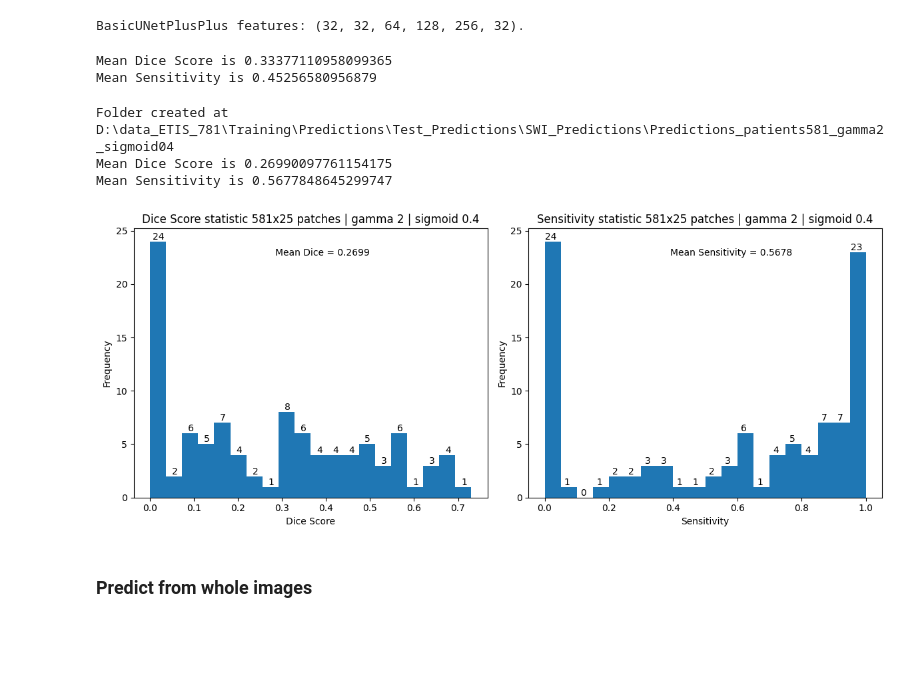
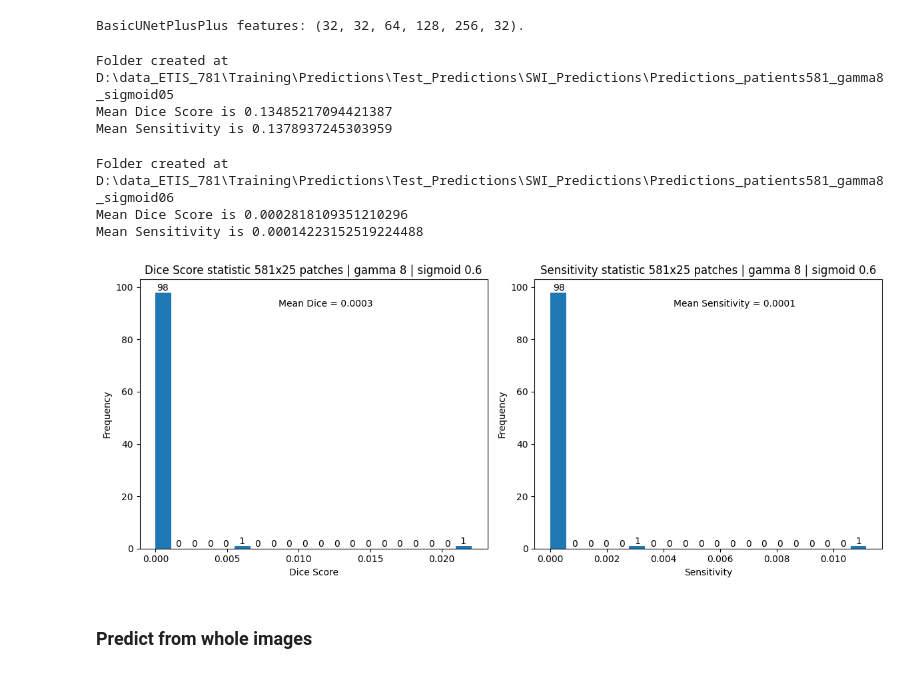
Before and after one commit to drci-foch/BOOSTER-AIC, a Jupyter notebook: algo/UNet/UNet_Training.ipynb, the cells around one changed output. Drawn from its saved outputs; the diff is of its cells as text; code cells hidden in the pictures; blank space fills up the shorter version.

```diff
--- a/algo/UNet/UNet_Training.ipynb
+++ b/algo/UNet/UNet_Training.ipynb
@@ -436,7 +445,7 @@ BasicUNetPlusPlus features: (32, 32, 64, 128, 256, 32).
 learning_rate = 0.01
 optimizer_for_prediction = torch.optim.Adam(model_for_prediction.parameters(), lr=learning_rate)
 # %%
-model_for_prediction_checkpoint = torch.load("D:\\data_ETIS_781\\Training\\Checkpoints\\model\\SWI_1channel\\581x25_gamma2\\train_581x25_gamma2_checkpoint.pth")
+model_for_prediction_checkpoint = torch.load("D:\\data_ETIS_781\\Training\\Checkpoints\\model\\SWI_1channel\\581x25_gamma8\\train_581x25_gamma8_checkpoint.pth")
 # %%
 model_for_prediction.load_state_dict(model_for_prediction_checkpoint["model_state_dict"])
 optimizer_for_prediction.load_state_dict(model_for_prediction_checkpoint['optimizer_state_dict'])
@@ -484,7 +493,7 @@ def pad_collate_fn(batch):
 
     return padded_subjects
 # %%
-test_dataloader = tio.SubjectsLoader(test_dataset, batch_size=9, collate_fn=pad_collate_fn, shuffle=False, num_workers=0)
+test_dataloader = tio.SubjectsLoader(test_dataset, batch_size=8, collate_fn=pad_collate_fn, shuffle=False, num_workers=0)
 # %%
 def run_inference (inference_dataloader, model_for_prediction, patch_size, patch_overlap, inference_dir_location, return_logits=True, patch_loader_batchsize=10, logit_threshold=0.5):
     device = torch.device('cuda' if torch.cuda.is_available() else 'cpu')
@@ -542,7 +551,7 @@ def compute_sensitivity_metric (prediction_list, ground_truth_masks_list):
     print(f"Mean Sensitivity is {intersection_list.mean()}")
     return intersection_list
 # %%
-prediction_dir_location = "D:\\data_ETIS_781\\Training\\Predictions\\Test_Predictions\\SWI_Predictions\\Predictions_patients581_gamma2_sigmoid05"
+prediction_dir_location = "D:\\data_ETIS_781\\Training\\Predictions\\Test_Predictions\\SWI_Predictions\\Predictions_patients581_gamma8_sigmoid05"
 ground_truth_label_location = test_label_dir
 
 logits_list = run_inference(test_dataloader, model_for_prediction, (145,145,18), (4, 4, 4), test_dir, return_logits=True)
@@ -552,51 +561,52 @@ ground_truth_masks_list = load_prediction_masks(ground_truth_label_location)
 dice_score_list = compute_dice_metric(predictions_list, ground_truth_masks_list)
 intersection_list = compute_sensitivity_metric(predictions_list, ground_truth_masks_list)
 # %% [output]
-Mean Dice Score is 0.33377110958099365
-Mean Sensitivity is 0.45256580956879
+Folder created at D:\data_ETIS_781\Training\Predictions\Test_Predictions\SWI_Predictions\Predictions_patients581_gamma8_sigmoid05
+Mean Dice Score is 0.13485217094421387
+Mean Sensitivity is 0.1378937245303959
 # %%
-prediction_dir_location = "D:\\data_ETIS_781\\Training\\Predictions\\Test_Predictions\\SWI_Predictions\\Predictions_patients581_gamma2_sigmoid04"
+prediction_dir_location = "D:\\data_ETIS_781\\Training\\Predictions\\Test_Predictions\\SWI_Predictions\\Predictions_patients581_gamma8_sigmoid06"
 
-predictions_list = [logit_to_binary_mask(logits, threshold=0.4) for logits in logits_list]
+predictions_list = [logit_to_binary_mask(logits, threshold=0.6) for logits in logits_list]
 save_predictions(predictions_list, prediction_dir_location, ground_truth_label_location)
 ground_truth_masks_list = load_prediction_masks(ground_truth_label_location)
 dice_score_list = compute_dice_metric(predictions_list, ground_truth_masks_list)
 intersection_list = compute_sensitivity_metric(predictions_list, ground_truth_masks_list)
 # %% [output]
-Folder created at D:\data_ETIS_781\Training\Predictions\Test_Predictions\SWI_Predictions\Predictions_patients581_gamma2_sigmoid04
-Mean Dice Score is 0.26990097761154175
-Mean Sensitivity is 0.5677848645299747
+Folder created at D:\data_ETIS_781\Training\Predictions\Test_Predictions\SWI_Predictions\Predictions_patients581_gamma8_sigmoid06
+Mean Dice Score is 0.0002818109351210296
+Mean Sensitivity is 0.00014223152519224488
 # %%
 patches = "581x25"
-gamma = 2
-sigmoid = 0.4
+gamma = 8
+sigmoid = 0.6
 
 fig, axs = plt.subplots(1,2, figsize=(12, 5))
 
 counts_dice, bins_dice, patches_dice = axs[0].hist(np.array(dice_score_list).flatten(), bins=20)
 
 for count, x in zip(counts_dice, bins_dice[:-1]):
-    axs[0].text(x + 0.02, count, str(int(count)), ha="center", va="bottom")
+    axs[0].text(x + 0.0005, count, str(int(count)), ha="center", va="bottom")
 
 counts_inter, bins_inter, patches_inter = axs[1].hist(np.array(intersection_list).flatten(), bins=20)
 
 for count, x in zip(counts_inter, bins_inter[:-1]):
-    axs[1].text(x + 0.02, count, str(int(count)), ha="center", va="bottom")
+    axs[1].text(x + 0.0003, count, str(int(count)), ha="center", va="bottom")
 
 axs[0].text(0.4, 0.9, f"Mean Dice = {dice_score_list.mean():.4f}", transform=axs[0].transAxes)
 axs[0].set_xlabel("Dice Score")
 axs[0].set_ylabel("Frequency")
 axs[0].set_title(f"Dice Score statistic {patches} patches | gamma {gamma} | sigmoid {sigmoid}")
 
 axs[1].text(0.4, 0.9, f"Mean Sensitivity = {intersection_list.mean():.4f}", transform=axs[1].transAxes)
 axs[1].set_xlabel("Sensitivity")
 axs[1].set_ylabel("Frequency")
 axs[1].set_title(f"Sensitivity statistic {patches} patches | gamma {gamma} | sigmoid {sigmoid}")
 
 plt.tight_layout()
 plt.savefig(f"D:\\data_ETIS_781\\Training\\Checkpoints\\Metrics_Results\\MetricsStatistic_{patches}patches_gamma{gamma}_sigmoid0{int(10 * sigmoid)}.png")
 # %% [output]
-[figure, old version]
+[figure, new version]
 # %% [markdown]
 ### Predict from whole images
 # %%
```
Also changed, not shown: parts of 1 cell of this notebook, 2 other files.
